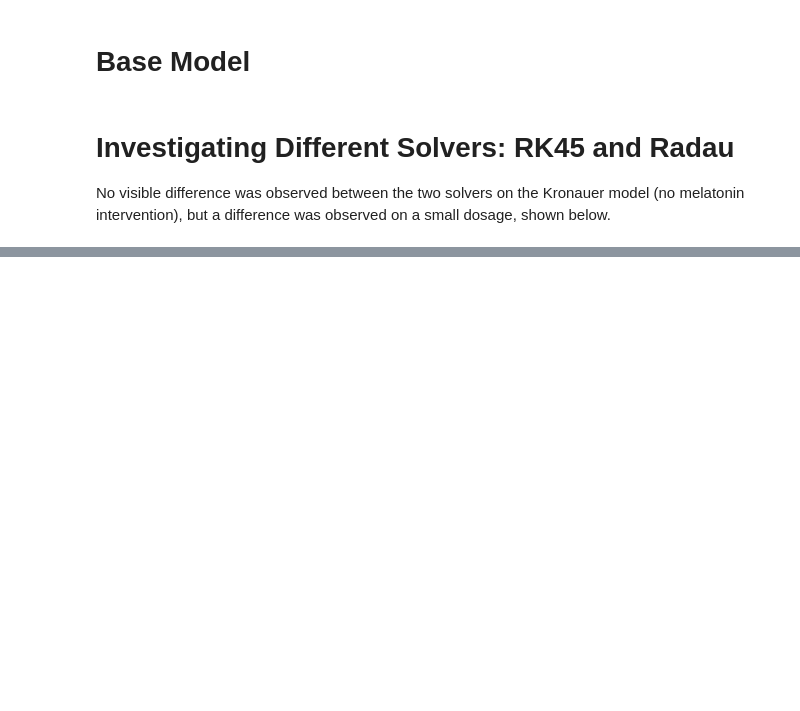
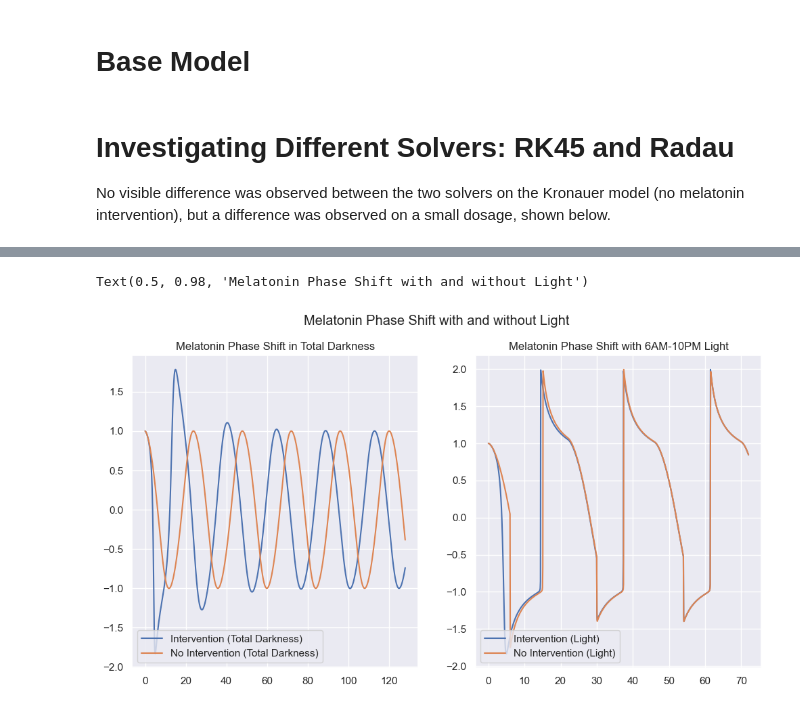
Before and after one commit to richardshizhang/circadian_model, a Jupyter notebook: Final_Project_Code.ipynb, the cells around one changed output, grey strips where cells are left out. Drawn from its saved outputs; the diff is of its cells as text; code cells hidden in the pictures; blank space fills up the shorter version.

```diff
--- a/Final_Project_Code.ipynb
+++ b/Final_Project_Code.ipynb
@@ -115,0 +118,48 @@ When we used the RK45 solver, the shift in phase due to intervention appeared to
+# %%
+y0 = [0.0, 0.0, 1.0, 0.0]  # Start on limit cycle
+dose_times_dark = [0]
+dose_times_light = [0]
+t_span = (0, 128)
+t_eval = np.linspace(*t_span, 1000)
+sol_dark = solve_ivp(circadian_melatonin_model, t_span, y0,
+                args=(dose_times_dark,light_input_dark,100.0,0.23,0.75,1.0,0.3,10.0,), t_eval=t_eval, method='Radau',atol=1e-10, rtol=1e-5)
+y0k = [1.0,0.0]
+solk_dark = solve_ivp(kronauer_model, t_span, y0k,
+                args=(light_input_dark,0.23,0.75,), t_eval=t_eval, method='Radau',atol=1e-10, rtol=1e-5)
+t_spanl = (0, 72) #shorter timespan plotted for light
+t_evall = np.linspace(*t_spanl, 1000)
+
+sol_light = solve_ivp(circadian_melatonin_model, t_spanl, y0,
+                args=(dose_times_light,light_input,100.0,0.23,0.75,1.0,0.3,10.0,), t_eval=t_evall, method='Radau',atol=1e-10, rtol=1e-5)
+
+# compare with kronauer model (no melatonin dosage)
+y0k = [1.0,0.0]
+solk_light = solve_ivp(kronauer_model, t_spanl, y0k,
+                args=(light_input,0.23,0.75,), t_eval=t_evall, method='Radau',atol=1e-10, rtol=1e-5)
+
+t = sol_dark.t
+tl = sol_light.t
+G, M, xd, yd_osc = sol_dark.y
+xkd, ykd_osc = solk_dark.y #Kronauer in dark
+
+G, M, xl, yl_osc = sol_light.y
+xkl, ykl_osc = solk_light.y #Kronauer in light
+plt.figure(figsize=(12, 6))
+plt.subplot(1, 2, 1)
+plt.plot(t, xd, label='Intervention (Total Darkness)')
+plt.plot(t, xkd, label='No Intervention (Total Darkness)')
+plt.title('Melatonin Phase Shift in Total Darkness')
+plt.legend(loc='lower left')
+
+plt.subplot(1, 2, 2)
+plt.plot(tl, xl, label='Intervention (Light)')
+#plt.plot(t, y_osc, label='Coupled Oscillator (intervention)')
+#plt.plot(t, xrk, label='Intervention (RK45)')
+#plt.plot(t, yk_osc, label='Coupled Oscillator')
+plt.plot(tl, xkl, label='No Intervention (Light)')
+plt.title('Melatonin Phase Shift with 6AM-10PM Light')
+plt.legend(loc='lower left')
+plt.suptitle('Melatonin Phase Shift with and without Light')
+# %% [output]
+Text(0.5, 0.98, 'Melatonin Phase Shift with and without Light')
+[figure, added]
```
Also changed, not shown: parts of 7 cells of this notebook.
